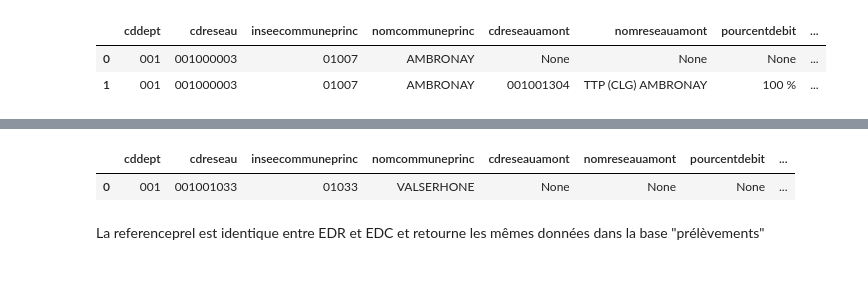
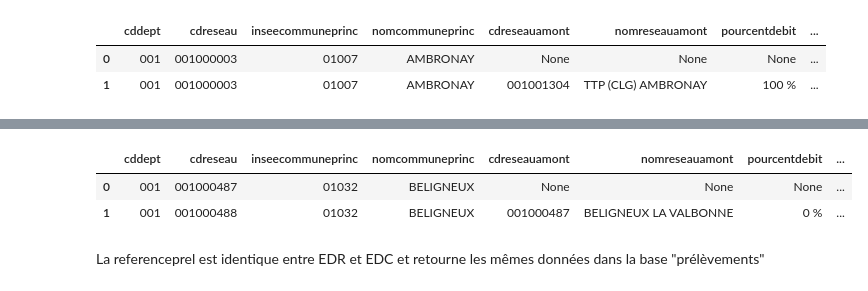
Before and after one commit to sbsrouteur/13_pollution_eau, a Jupyter notebook: analytics/notebooks/bdd_edr_udi.ipynb, the cells around one changed output, grey strips where cells are left out. Saved outputs shown, nothing was run; the diff lists cells and outputs as text; code cells hidden in the pictures.

```diff
--- a/analytics/notebooks/bdd_edr_udi.ipynb
+++ b/analytics/notebooks/bdd_edr_udi.ipynb
@@ -5,9 +5,8 @@ Base EDR téléchargeable
 https://www.data.gouv.fr/fr/datasets/resultats-du-controle-sanitaire-de-leau-du-robinet/#/resources/8b59c86c-b1fd-44e0-8295-ac00f3320791
 # %%
 import pandas as pd
+
 pd.set_option("display.max_columns", None)  # show all cols
 pd.set_option("display.max_colwidth", None)  # show full width of showing cols
-pd.set_option(
-    "display.expand_frame_repr", False
-)
+pd.set_option("display.expand_frame_repr", False)
 # %%
@@ -134,17 +146,18 @@ edr_udi_plv.loc[edr_udi_plv['referenceprel']=='00100141659',:]
 # %%
 # extraction d'une referenceprel dnas bdd "prélèvements"
 
 exple = """
 SELECT * from edc_prelevements
-WHERE referenceprel='00100143183'
+WHERE referenceprel='00100141659'
 """
 
 edc_plv_exple = con.sql(exple)
 data_edc_plv_exple = edc_plv_exple.df()
 data_edc_plv_exple
 # %% [output]
 |  | cddept | cdreseau | inseecommuneprinc | nomcommuneprinc | cdreseauamont | nomreseauamont | pourcentdebit | ... |
-| 0 | 001 | 001001033 | 01033 | VALSERHONE | None | None | None | ... |
+| 0 | 001 | 001000487 | 01032 | BELIGNEUX | None | None | None | ... |
+| 1 | 001 | 001000488 | 01032 | BELIGNEUX | 001000487 | BELIGNEUX LA VALBONNE | 0 % | ... |
 # %% [markdown]
 La referenceprel est identique entre EDR et EDC et retourne les mêmes données dans la base "prélèvements"
 # %%
```
Also changed, not shown: parts of 27 cells of this notebook, 2 other files.
